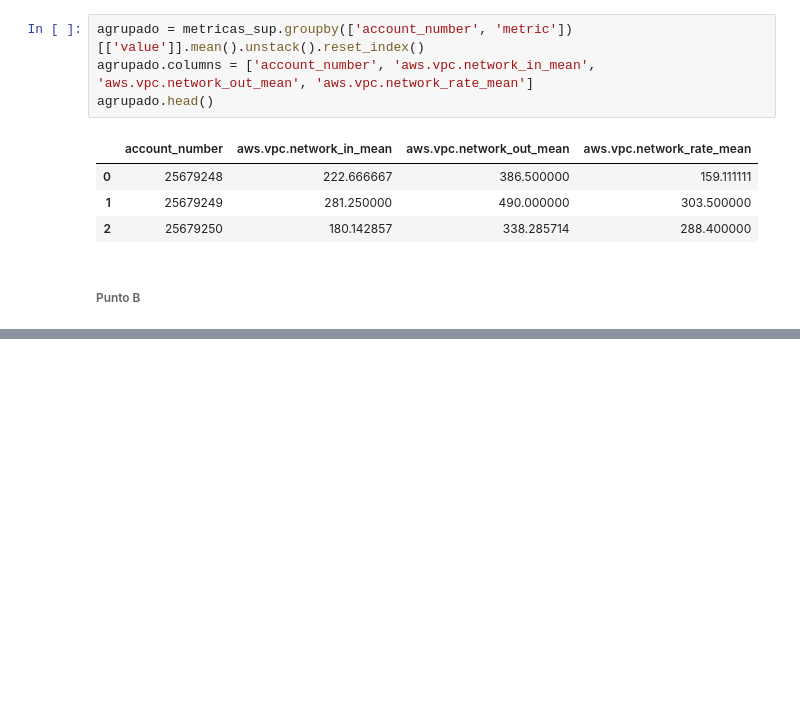
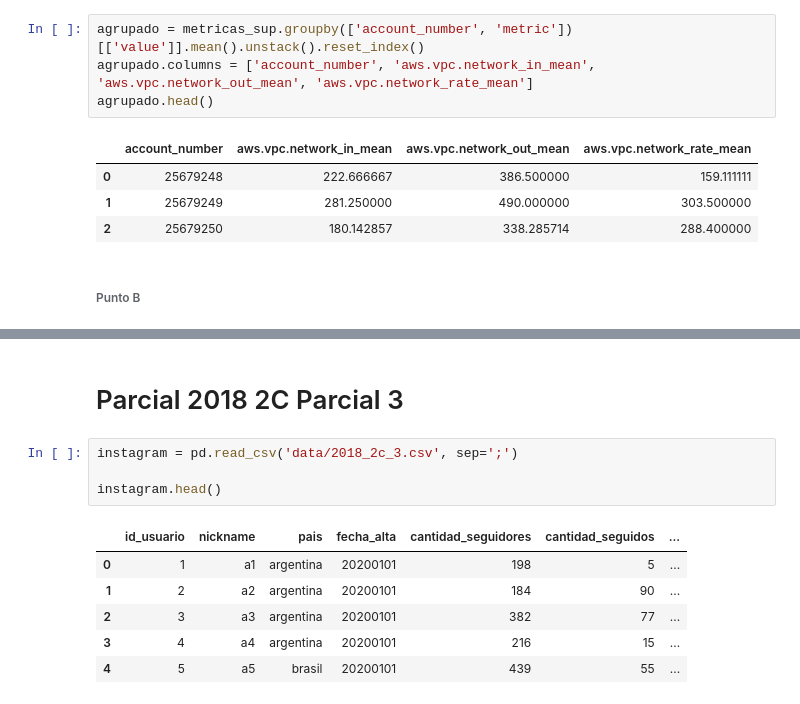
Before and after one commit to patopizzini/datos_practica, a Jupyter notebook: 03parciales/parciales_pandas.ipynb, the cells around one changed output, grey strips where cells are left out. Drawn from its saved outputs; the diff is of its cells as text; blank space fills up the shorter version.

```diff
--- a/03parciales/parciales_pandas.ipynb
+++ b/03parciales/parciales_pandas.ipynb
@@ -401,3 +401,16 @@ agrupado.head()
 | 0 | 25679248 | 222.666667 | 386.500000 | 159.111111 | 5.353175 | 18.428571 | ... |
 | 1 | 25679249 | 281.250000 | 490.000000 | 303.500000 | 53.230159 | 85.071429 | ... |
 | 2 | 25679250 | 180.142857 | 338.285714 | 288.400000 | 47.876984 | 66.642857 | ... |
+# %% [markdown]
+# Parcial 2018 2C Parcial 3
+# %%
+instagram = pd.read_csv('data/2018_2c_3.csv', sep=';')
+
+instagram.head()
+# %% [output]
+|  | id_usuario | nickname | pais | fecha_alta | cantidad_seguidores | cantidad_seguidos | ... |
+| 0 | 1 | a1 | argentina | 20200101 | 198 | 5 | ... |
+| 1 | 2 | a2 | argentina | 20200101 | 184 | 90 | ... |
+| 2 | 3 | a3 | argentina | 20200101 | 382 | 77 | ... |
+| 3 | 4 | a4 | argentina | 20200101 | 216 | 15 | ... |
+| 4 | 5 | a5 | brasil | 20200101 | 439 | 55 | ... |
```
Also changed, not shown: parts of 8 cells of this notebook, 3 other files.
